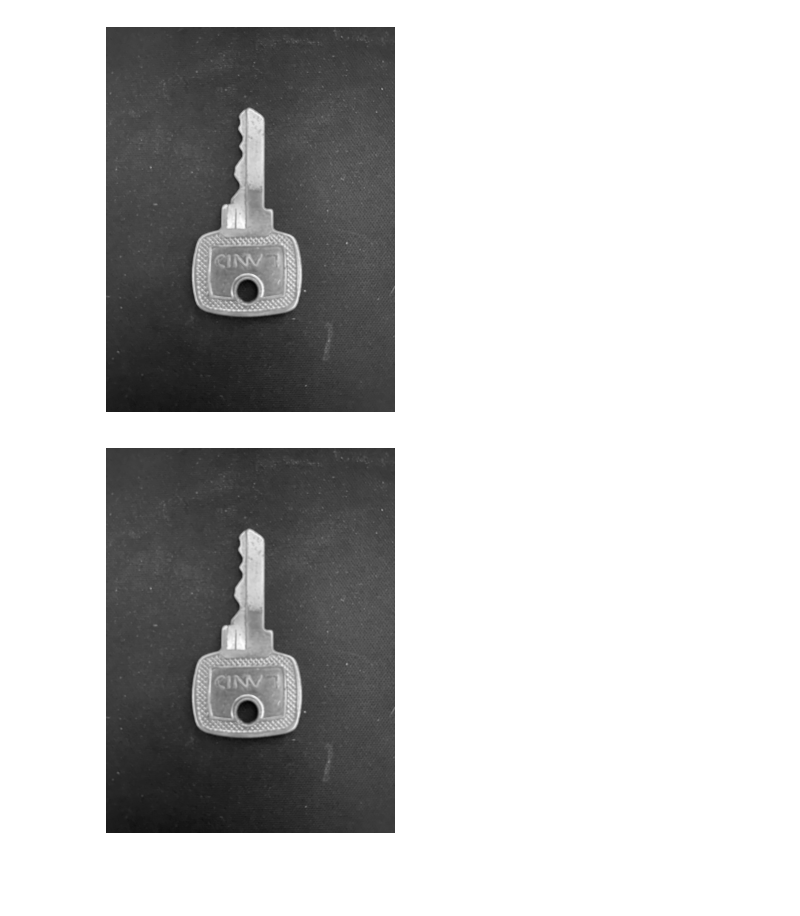
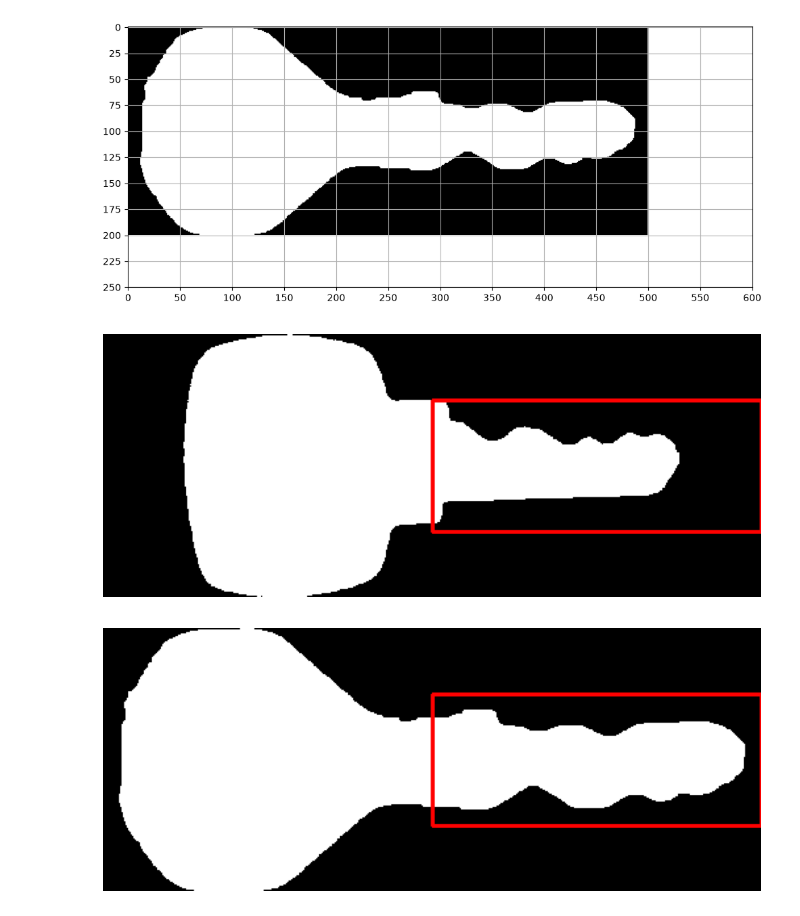
Before and after one commit to orleoncio/Segmentacao-de-chaves, a Jupyter notebook: notebooks/comparacao.ipynb, the cells around one changed output. Drawn from its saved outputs; the diff is of its cells as text; code cells hidden in the pictures; blank space fills up the shorter version.

Commit message:
Criação da comparação das chaves e criação do readme

```diff
--- a/notebooks/comparacao.ipynb
+++ b/notebooks/comparacao.ipynb
@@ -42,0 +75,4 @@ Dimensões: (1600, 1200, 3)
+# %%
+imagem_a, mascara_a, contorno_a = processar_chave(
+    "../imagens/PD 442.jpeg"
+)
@@ -42,0 +136,16 @@ Dimensões: (1600, 1200, 3)
+# %%
+rot_a, angulo_a = rotacionar_chave(mascara_a)
+rot_b, angulo_b = rotacionar_chave(mascara_b)
+
+print(f"Rotação A: {angulo_a:.2f}°")
+print(f"Rotação B: {angulo_b:.2f}°")
+
+fig, axes = plt.subplots(1, 2, figsize=(12, 5))
+
+axes[0].imshow(rot_a, cmap="gray")
+axes[1].imshow(rot_b, cmap="gray")
+
+for ax in axes:
+    ax.axis("off")
+
+plt.show()
@@ -42,0 +197,3 @@ Dimensões: (1600, 1200, 3)
+# %%
+normal_a = normalizar_posicao(rot_a)
+normal_b = normalizar_posicao(rot_b)
@@ -43,25 +314,52 @@ Dimensões: (1600, 1200, 3)
+# %%
+plt.figure(figsize=(12, 5))
+plt.imshow(normal_b, cmap="gray")
+plt.xticks(np.arange(0, 601, 50))
+plt.yticks(np.arange(0, 251, 25))
+plt.grid()
+plt.show()
+# %% [output]
+[figure, added]
+# %%
+x1, y1 = 250, 50
+x2, y2 = 500, 150
 # %%
-gray = cv2.cvtColor(
-    imagem,
-    cv2.COLOR_BGR2GRAY
+visualizacao = cv2.cvtColor(
+    normal_a,
+    cv2.COLOR_GRAY2RGB
 )
 
-plt.figure(figsize=(10, 5))
-plt.imshow(gray, cmap="gray")
+cv2.rectangle(
+    visualizacao,
+    (x1, y1),
+    (x2, y2),
+    (255, 0, 0),
+    2
+)
+
+plt.figure(figsize=(12, 5))
+plt.imshow(visualizacao)
 plt.axis("off")
 plt.show()
 # %% [output]
-[figure, old version]
+[figure, new version]
 # %%
-blur = cv2.GaussianBlur(
-    gray,
-    (5, 5),
-    0
+visualizacao = cv2.cvtColor(
+    normal_b,
+    cv2.COLOR_GRAY2RGB
 )
 
-plt.figure(figsize=(10, 5))
-plt.imshow(blur, cmap="gray")
+cv2.rectangle(
+    visualizacao,
+    (x1, y1),
+    (x2, y2),
+    (255, 0, 0),
+    2
+)
+
+plt.figure(figsize=(12, 5))
+plt.imshow(visualizacao)
 plt.axis("off")
 plt.show()
 # %% [output]
-[figure, old version]
+[figure, new version]
```
Also changed, not shown: parts of 20 cells of this notebook, 5 other files.
